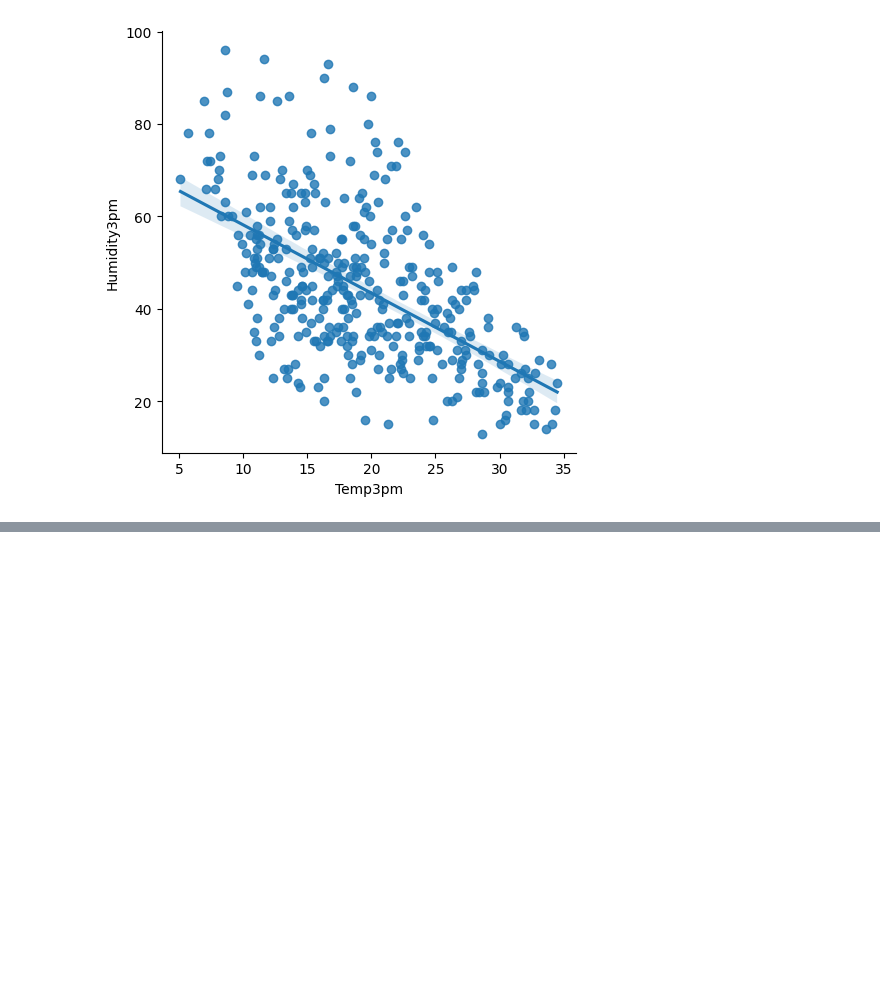
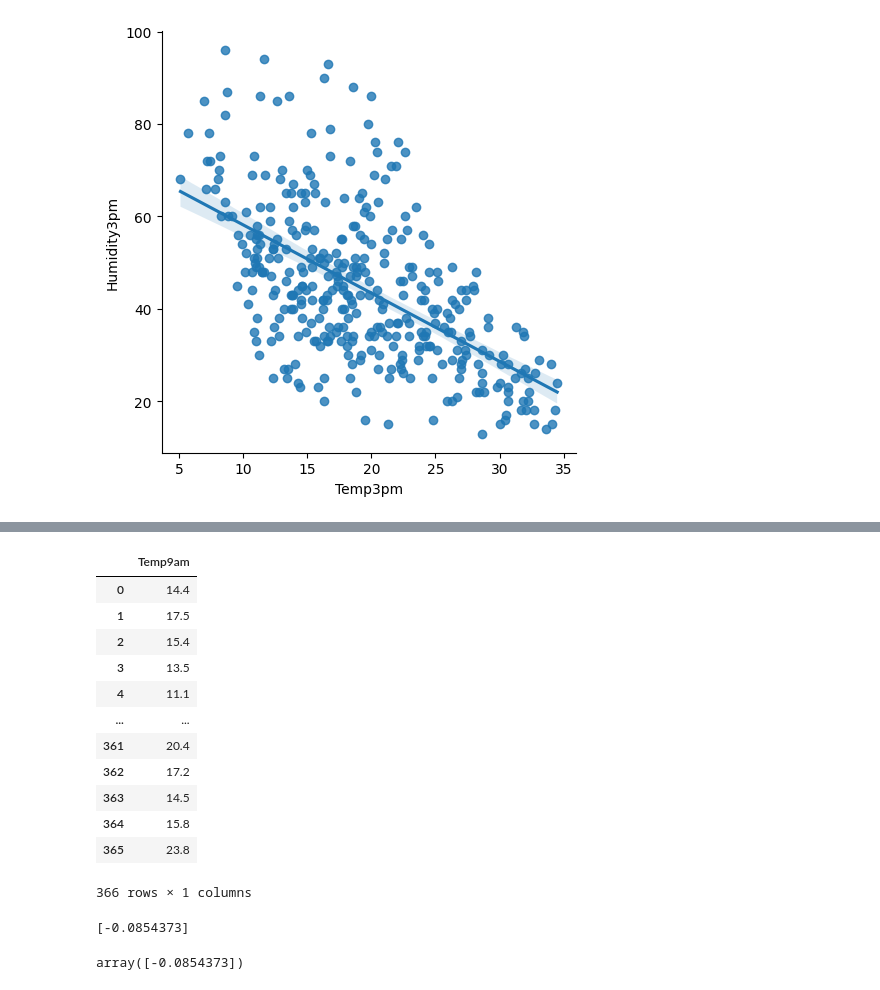
Before and after one commit to varshith-017/Regression_project, a Jupyter notebook: weather.ipynb, the cells around one changed output, grey strips where cells are left out. Drawn from its saved outputs; the diff is of its cells as text; code cells hidden in the pictures; blank space fills up the shorter version.

```diff
--- a/weather.ipynb
+++ b/weather.ipynb
@@ -62,0 +80,25 @@ seaborninstace.lmplot(x='Temp3pm',y='Humidity3pm',data=weather_df)
+# %%
+Y_prediction=weather[['Temp9am']]
+Y_prediction
+# %% [output]
+|  | Temp9am |
+| 0 | 14.4 |
+| 1 | 17.5 |
+| 2 | 15.4 |
+| 3 | 13.5 |
+| 4 | 11.1 |
+| ... | ... |
+| 361 | 20.4 |
+| 362 | 17.2 |
+| 363 | 14.5 |
+| 364 | 15.8 |
+| 365 | 23.8 |
+366 rows × 1 columns
+# %%
+print(coefficientInformation)
+# %% [output]
+[-0.0854373]
+# %%
+coefficientInformation
+# %% [output]
+array([-0.0854373])
```
Also changed, not shown: parts of 7 cells of this notebook.
